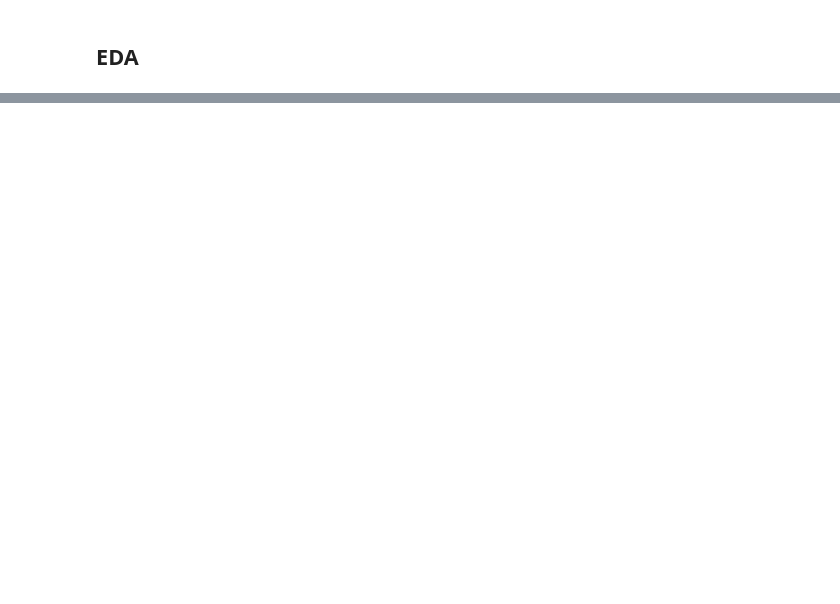
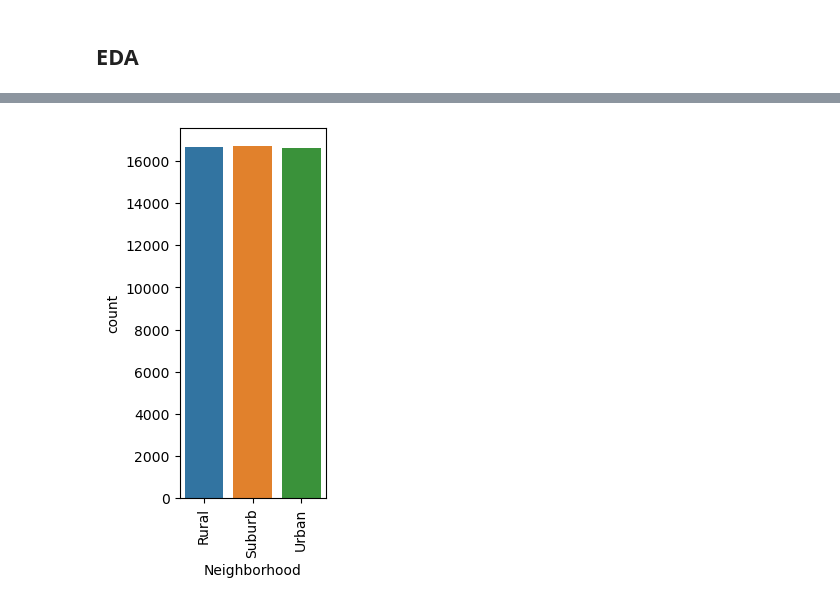
Before and after one commit to minamaher58/Housing-Price-Prediction, a Jupyter notebook: house_price_prediction.ipynb, the cells around one changed output, grey strips where cells are left out. Saved outputs shown, nothing was run; the diff lists cells and outputs as text; code cells hidden in the pictures; blank space fills up the shorter version.

```diff
--- a/house_price_prediction.ipynb
+++ b/house_price_prediction.ipynb
@@ -39,0 +75,6 @@ display(test.head())
+# %%
+plt.subplot(1, 3, 1)
+sns.countplot(x = housing_data["Neighborhood"])
+plt.xticks(rotation = 90);
+# %% [output]
+[figure, added]
```
Also changed, not shown: parts of 17 cells of this notebook.
